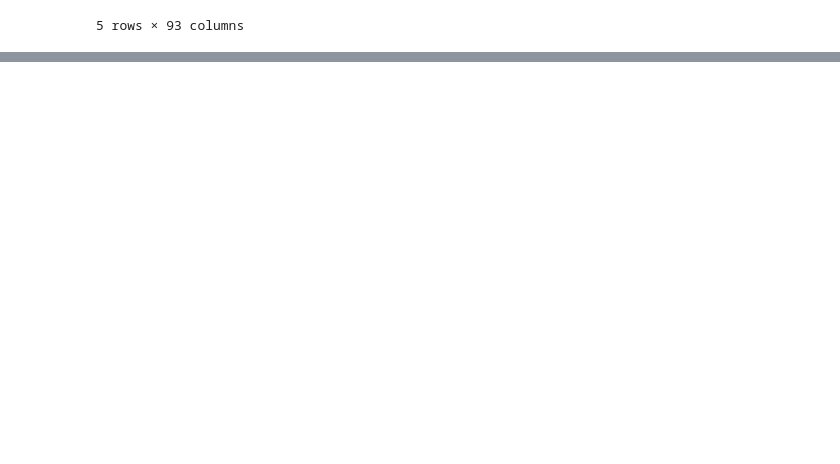
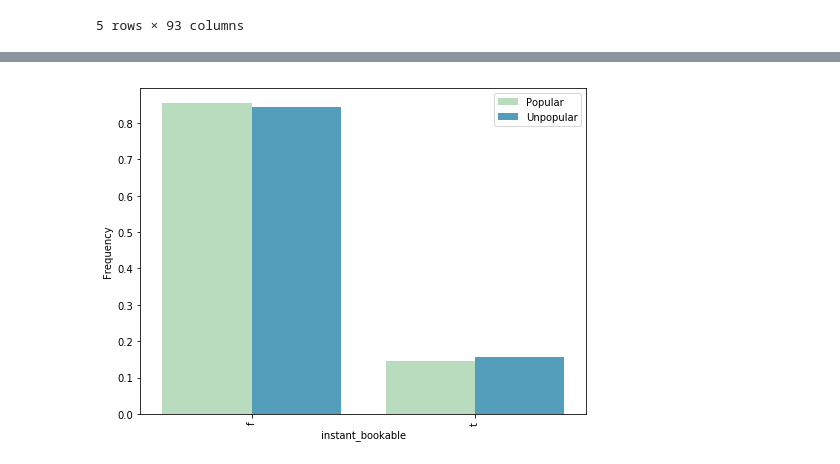
Before and after one commit to LucasBoTang/Seattle_Airbnb, a Jupyter notebook: seattle_airbnb.ipynb, the cells around one changed output, grey strips where cells are left out. Cells and saved outputs as stored; diff of their text form; code cells hidden in the pictures; blank space fills up the shorter version.

```diff
--- a/seattle_airbnb.ipynb
+++ b/seattle_airbnb.ipynb
@@ -291,0 +308,4 @@ In general, the popular rooms have cheaper price.
+# %%
+comparePlot('instant_bookable')
+# %% [output]
+[figure, added]
```
Also changed, not shown: parts of 20 cells of this notebook.
